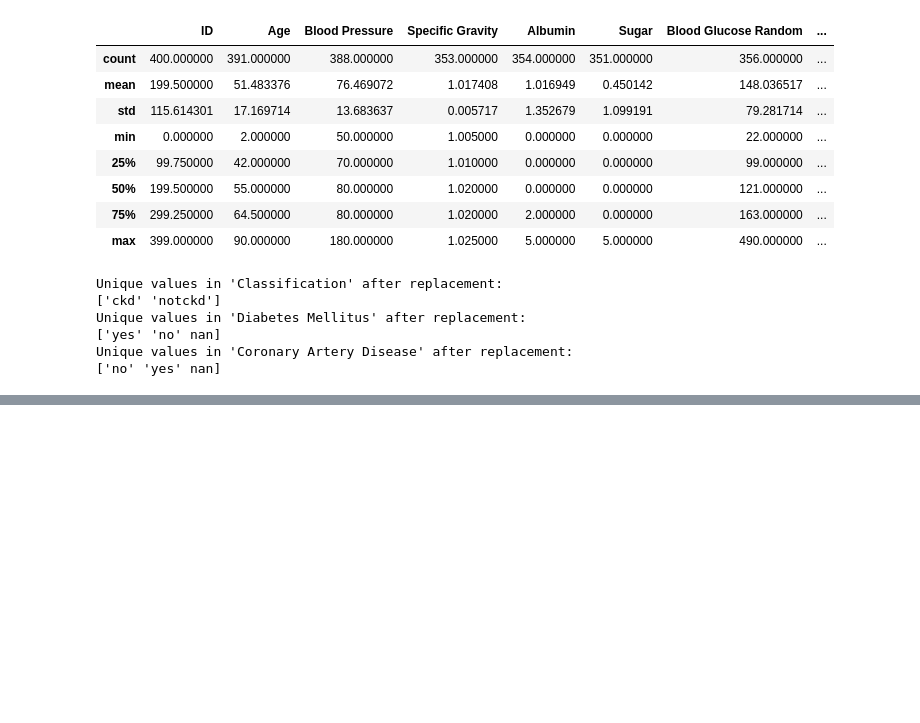
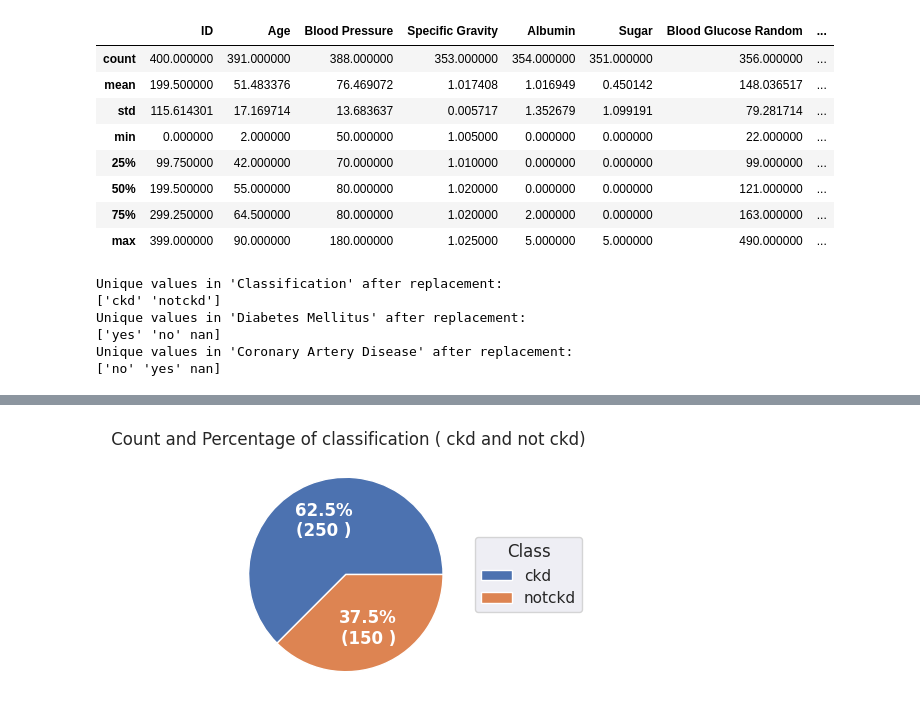
Before and after one commit to abshilpa/Chronic-Kidney-Disease-Data-Science-Project, a Jupyter notebook: MSC_Final_project_CKD.ipynb, the cells around one changed output, grey strips where cells are left out. Saved outputs shown, nothing was run; the diff lists cells and outputs as text; code cells hidden in the pictures; blank space fills up the shorter version.

```diff
--- a/MSC_Final_project_CKD.ipynb
+++ b/MSC_Final_project_CKD.ipynb
@@ -168,0 +213,33 @@ Unique values in 'Coronary Artery Disease' after replacement:
+# %%
+# Create a data frame of class counts
+CKD_Data_Classification_counts = CKD_Data['Classification'].value_counts().sort_index()
+#print(CKD_Data_Classification_counts)
+
+# Creating  pie chart
+fig, ax = plt.subplots(figsize=(3, 3), subplot_kw=dict(aspect="equal"))
+
+
+# Prepare data
+types = [x   for x in (CKD_Data_Classification_counts.index.values) ]
+values = [x   for x in (CKD_Data_Classification_counts.values) ]
+
+# Lambda function
+def func(pct, allvals):
+    absolute = int(pct/100.*np.sum(allvals))
+    return "{:.1f}%\n({:d} )".format(pct, absolute)
+
+# ax.pie
+wedges, texts, autotexts = ax.pie(values, autopct=lambda pct: func(pct, values),textprops=dict(color="w"))
+
+ax.legend(wedges, types,
+          title="Class",
+          loc="center left",
+          bbox_to_anchor=(1, 0, 0.5, 1))
+
+ax.set_title(" Count and Percentage of classification ( ckd and not ckd)")
+
+plt.setp(autotexts, size=12, weight="bold")
+
+plt.show()
+# %% [output]
+[figure, added]
```
Also changed, not shown: parts of 4 cells of this notebook.
